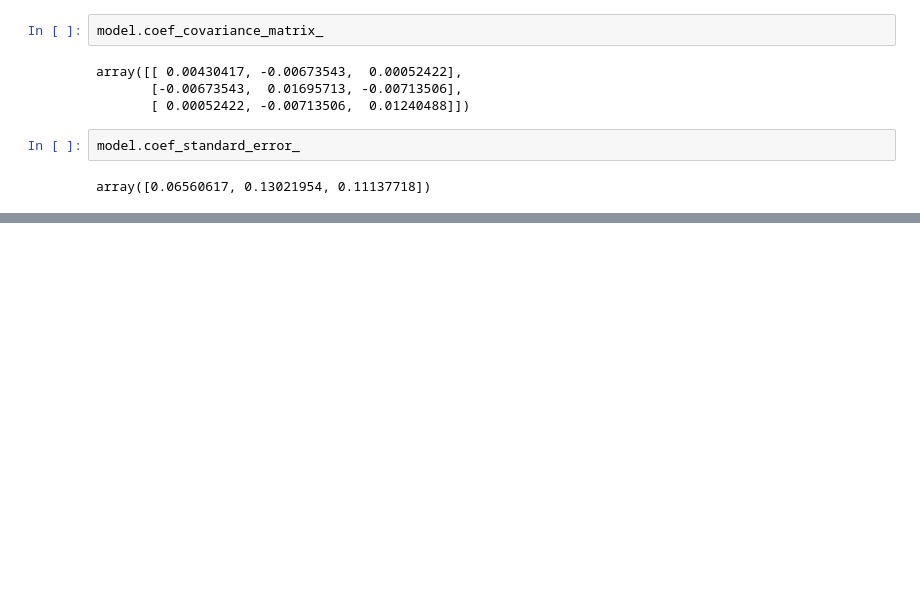
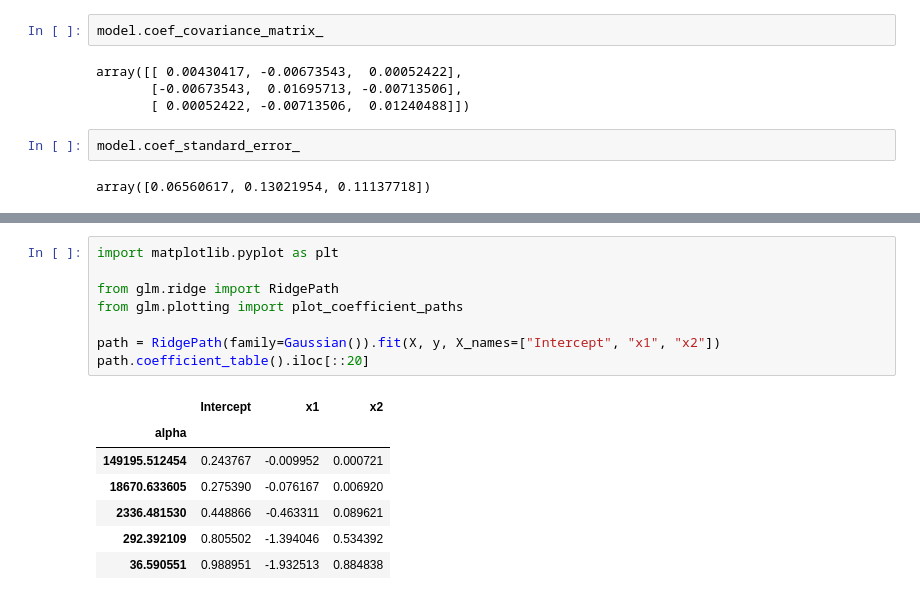
Before and after one commit to madrury/py-glm, a Jupyter notebook: examples/glm-examples.ipynb, the cells around one changed output, grey strips where cells are left out. Drawn from its saved outputs; the diff is of its cells as text; blank space fills up the shorter version.

```diff
--- a/examples/glm-examples.ipynb
+++ b/examples/glm-examples.ipynb
@@ -572,0 +577,16 @@ Notes:
+# %%
+import matplotlib.pyplot as plt
+
+from glm.ridge import RidgePath
+from glm.plotting import plot_coefficient_paths
+
+path = RidgePath(family=Gaussian()).fit(X, y, X_names=["Intercept", "x1", "x2"])
+path.coefficient_table().iloc[::20]
+# %% [output]
+|  | Intercept | x1 | x2 |
+| alpha |  |  |  |
+| 149195.512454 | 0.243767 | -0.009952 | 0.000721 |
+| 18670.633605 | 0.275390 | -0.076167 | 0.006920 |
+| 2336.481530 | 0.448866 | -0.463311 | 0.089621 |
+| 292.392109 | 0.805502 | -1.394046 | 0.534392 |
+| 36.590551 | 0.988951 | -1.932513 | 0.884838 |
```
Also changed, not shown: parts of 18 cells of this notebook, 7 other files.
